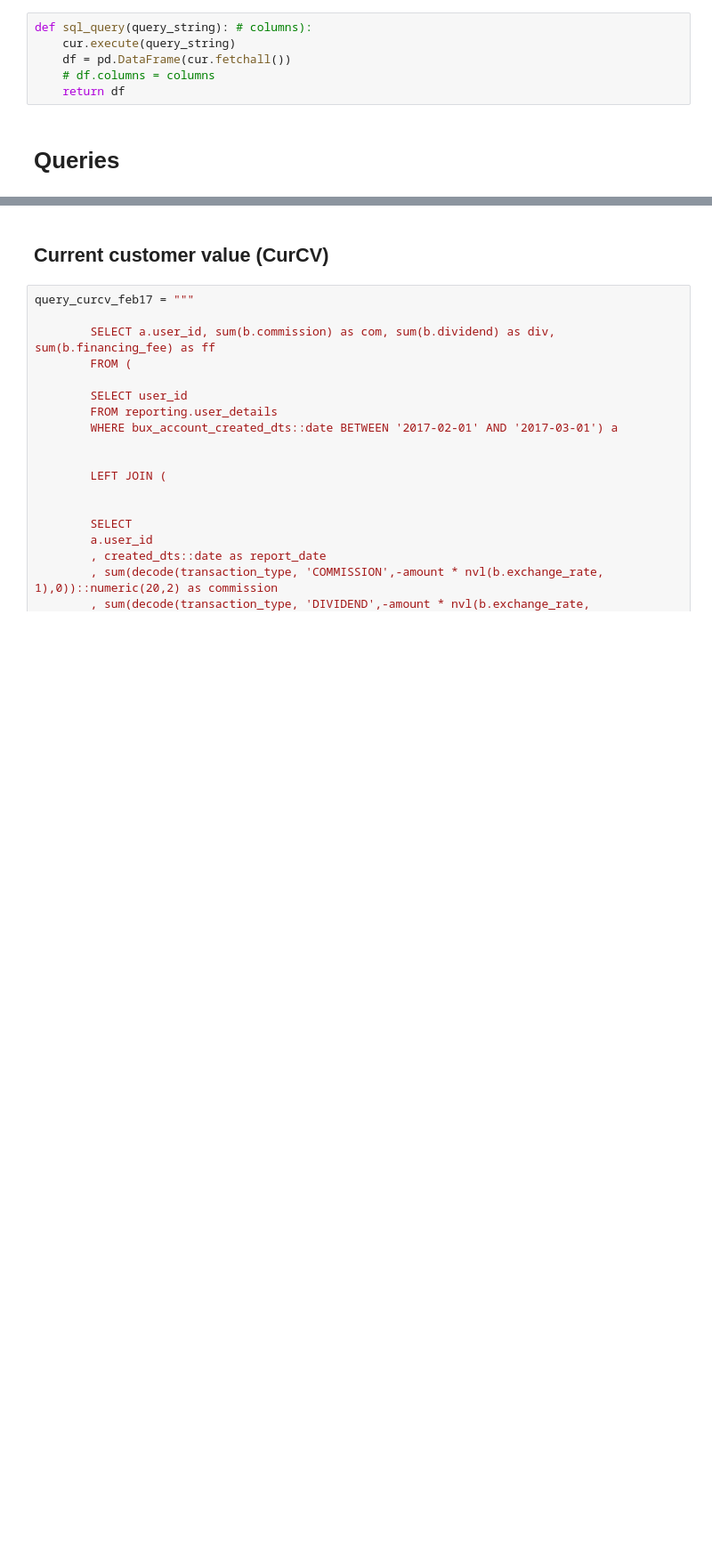
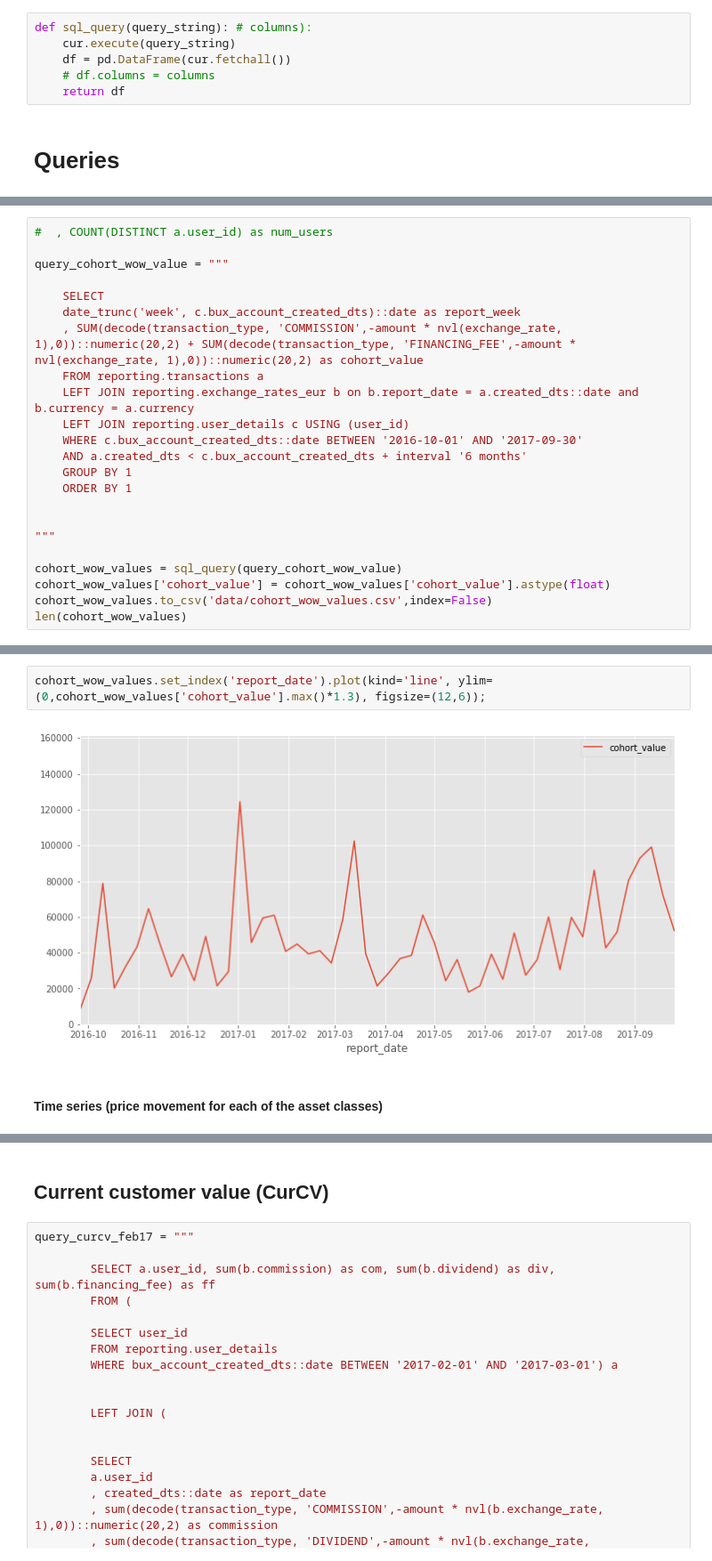
Before and after one commit to josolnik/msc-thesis-bux, a Jupyter notebook: Notebook - Extraction & EDA.ipynb, the cells around one changed output, grey strips where cells are left out. Shown at 89% size. Cells and saved outputs as stored; diff of their text form; blank space fills up the shorter version.

```diff
--- a/Notebook - Extraction & EDA.ipynb
+++ b/Notebook - Extraction & EDA.ipynb
@@ -369,0 +73,23 @@ cube_daily_user.groupby('user_id')['number_of_sessions', 'total_session_duration
+# %%
+#  , COUNT(DISTINCT a.user_id) as num_users
+
+query_cohort_wow_value = """
+
+    SELECT
+    date_trunc('week', c.bux_account_created_dts)::date as report_week
+    , SUM(decode(transaction_type, 'COMMISSION',-amount * nvl(exchange_rate, 1),0))::numeric(20,2) + SUM(decode(transaction_type, 'FINANCING_FEE',-amount * nvl(exchange_rate, 1),0))::numeric(20,2) as cohort_value
+    FROM reporting.transactions a
+    LEFT JOIN reporting.exchange_rates_eur b on b.report_date = a.created_dts::date and b.currency = a.currency
+    LEFT JOIN reporting.user_details c USING (user_id)
+    WHERE c.bux_account_created_dts::date BETWEEN '2016-10-01' AND '2017-09-30'
+    AND a.created_dts < c.bux_account_created_dts + interval '6 months'
+    GROUP BY 1
+    ORDER BY 1
+
+
+"""
+
+cohort_wow_values = sql_query(query_cohort_wow_value)
+cohort_wow_values['cohort_value'] = cohort_wow_values['cohort_value'].astype(float)
+cohort_wow_values.to_csv('data/cohort_wow_values.csv',index=False)
+len(cohort_wow_values)
@@ -369,0 +108,6 @@ cube_daily_user.groupby('user_id')['number_of_sessions', 'total_session_duration
+# %%
+cohort_wow_values.set_index('report_date').plot(kind='line', ylim=(0,cohort_wow_values['cohort_value'].max()*1.3), figsize=(12,6));
+# %% [output]
+[figure, added]
+# %% [markdown]
+#### Time series (price movement for each of the asset classes)
```
Also changed, not shown: parts of 107 cells of this notebook, 5 other files.
